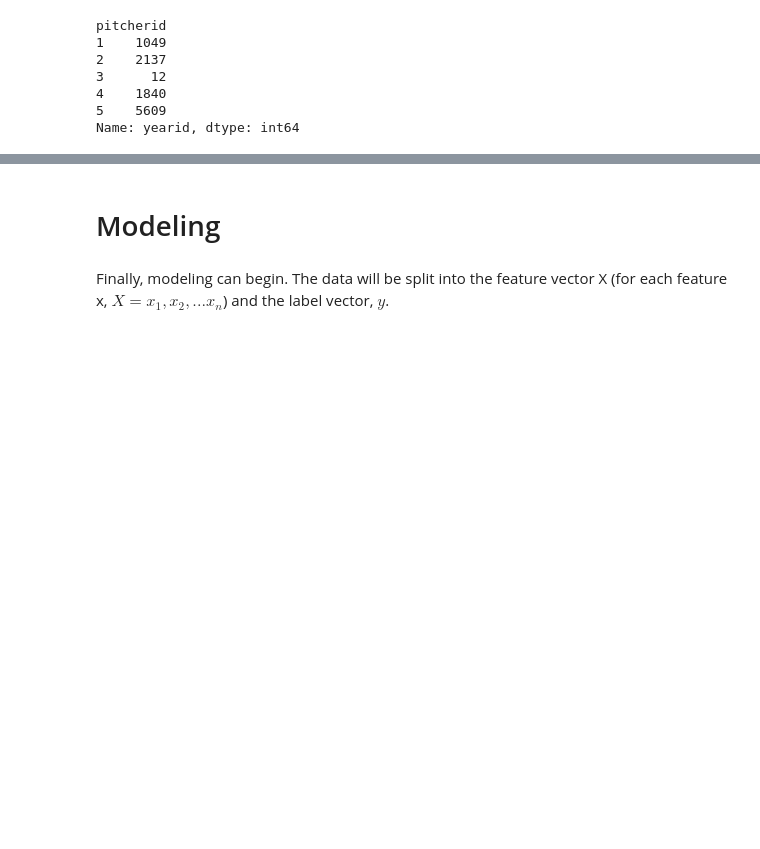
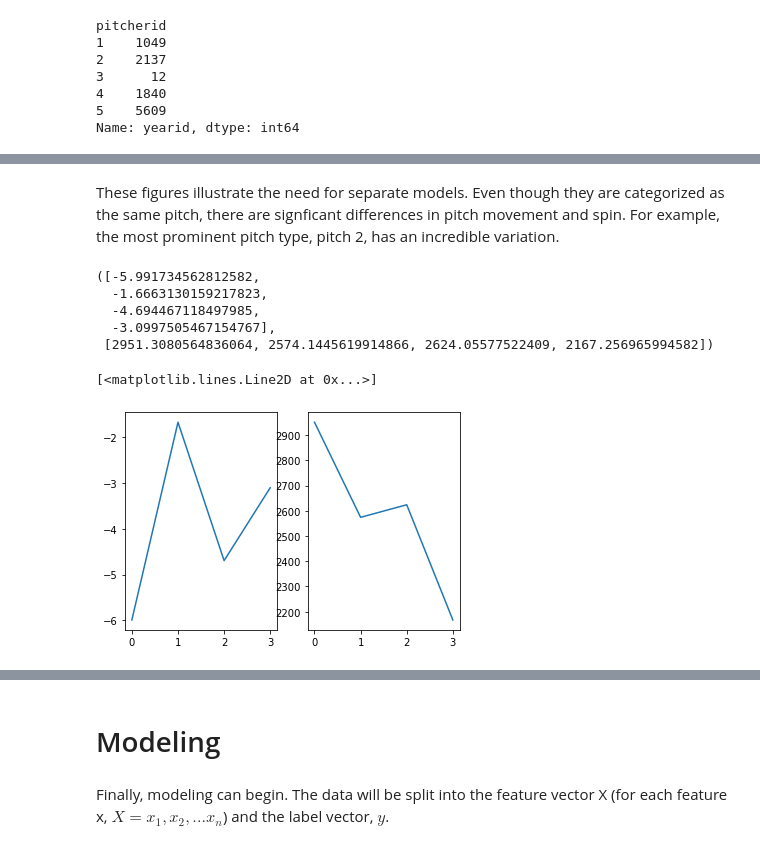
Before and after one commit to reetyf/yankees, a Jupyter notebook: Hailey_Weinschenk_QA_Associate_Questionnaire.ipynb, the cells around one changed output, grey strips where cells are left out. Cells and saved outputs as stored; diff of their text form; code cells hidden in the pictures; blank space fills up the shorter version.

```diff
--- a/Hailey_Weinschenk_QA_Associate_Questionnaire.ipynb
+++ b/Hailey_Weinschenk_QA_Associate_Questionnaire.ipynb
@@ -267,13 +235,0 @@ Here is perhaps the most significant of the pre-modeling analysis. All pitchers
-# %%
-# preserve size for assertion
-size = train.shape[0]
-
-# get indeces to drop
-ind_to_drop = train.loc[train['pitcherid']==3].index
-
-# drop selected rows on row axis, inplace
-train.drop(ind_to_drop,inplace = True, axis = 0)
-
-# ensure correct row amount and dropped
-assert train.shape[0] == size - counts.loc[3,'yearid']
-assert 3 not in train['pitcherid'].value_counts().index
@@ -357,0 +265,29 @@ Name: (1, 2), dtype: float64
+# %% [markdown]
+These figures illustrate the need for separate models. Even though they are categorized as the same pitch, there are signficant differences in pitch movement and spin. For example, the most prominent pitch type, pitch 2, has an incredible variation.
+# %%
+pitch_ten_breakx = []
+pitch_two_spinrate = []
+pitch_nine_
+for i in range(1,6):
+    try:
+        pitch_two_spinrate.append(grouped_by_pitcher_and_pitchtype.loc[(i,2),'spinrate'])
+        pitch_ten_breakx.append(grouped_by_pitcher_and_pitchtype.loc[(i,10),'breakx'])
+    # passes when pitch type is not found
+    except KeyError as e:
+        pass
+# %% [output]
+([-5.991734562812582,
+  -1.6663130159217823,
+  -4.694467118497985,
+  -3.0997505467154767],
+ [2951.3080564836064, 2574.1445619914866, 2624.05577522409, 2167.256965994582])
+# %%
+
+plt.subplot(1, 2, 1)
+plt.plot(pitch_ten_breakx)
+
+plt.subplot(1, 2, 2)
+plt.plot(pitch_two_spinrate)
+# %% [output]
+[<matplotlib.lines.Line2D at 0x...>]
+[figure, added]
```
Also changed, not shown: parts of 53 cells of this notebook.
